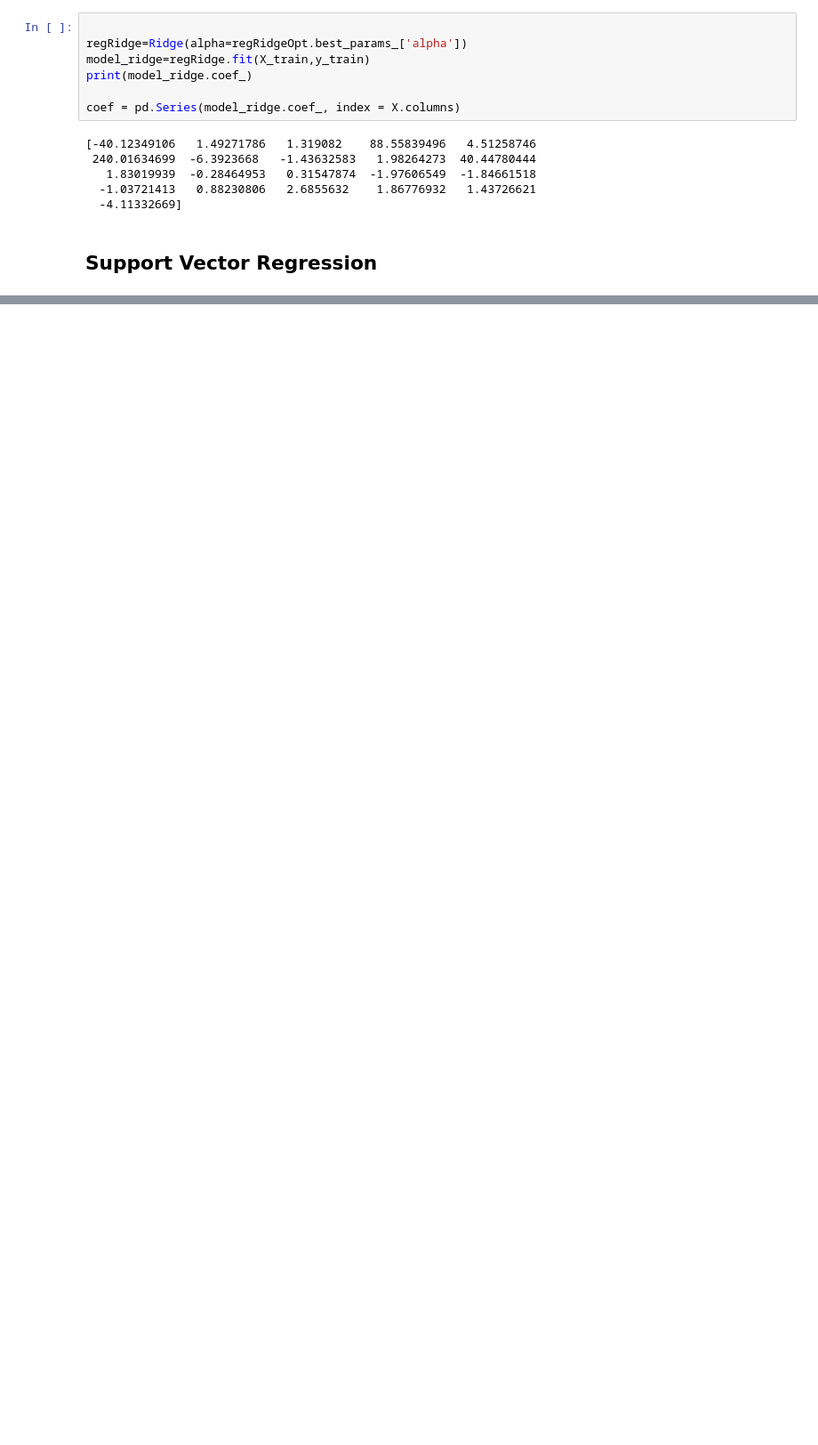
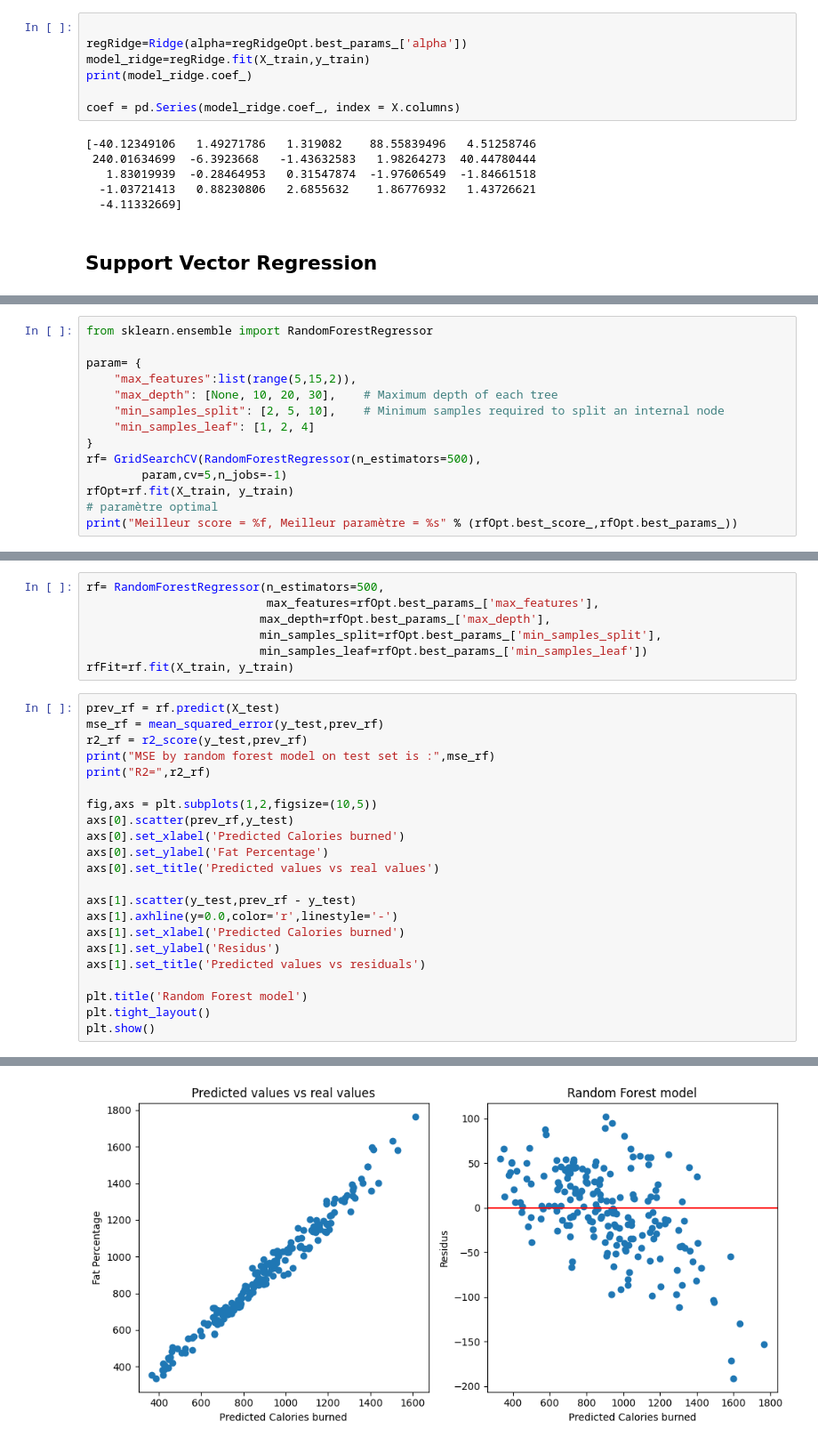
Before and after one commit to bao-do/4thY_MachineLearningProject, a Jupyter notebook: gym_python.ipynb, the cells around one changed output, grey strips where cells are left out. Shown at 89% size. Cells and saved outputs as stored; diff of their text form; blank space fills up the shorter version.

```diff
--- a/gym_python.ipynb
+++ b/gym_python.ipynb
@@ -925,0 +1042,14 @@ coef = pd.Series(svr_model.coef_[0], index = X.columns)
+# %%
+from sklearn.ensemble import RandomForestRegressor
+
+param= {
+    "max_features":list(range(5,15,2)),
+    "max_depth": [None, 10, 20, 30],    # Maximum depth of each tree
+    "min_samples_split": [2, 5, 10],    # Minimum samples required to split an internal node
+    "min_samples_leaf": [1, 2, 4]
+}
+rf= GridSearchCV(RandomForestRegressor(n_estimators=500),
+        param,cv=5,n_jobs=-1)
+rfOpt=rf.fit(X_train, y_train)
+# paramètre optimal
+print("Meilleur score = %f, Meilleur paramètre = %s" % (rfOpt.best_score_,rfOpt.best_params_))
@@ -925,0 +1058,30 @@ coef = pd.Series(svr_model.coef_[0], index = X.columns)
+# %%
+rf= RandomForestRegressor(n_estimators=500,
+                          max_features=rfOpt.best_params_['max_features'],
+                         max_depth=rfOpt.best_params_['max_depth'],
+                         min_samples_split=rfOpt.best_params_['min_samples_split'],
+                         min_samples_leaf=rfOpt.best_params_['min_samples_leaf'])
+rfFit=rf.fit(X_train, y_train)
+# %%
+prev_rf = rf.predict(X_test)
+mse_rf = mean_squared_error(y_test,prev_rf)
+r2_rf = r2_score(y_test,prev_rf)
+print("MSE by random forest model on test set is :",mse_rf)
+print("R2=",r2_rf)
+
+fig,axs = plt.subplots(1,2,figsize=(10,5))
+axs[0].scatter(prev_rf,y_test)
+axs[0].set_xlabel('Predicted Calories burned')
+axs[0].set_ylabel('Fat Percentage')
+axs[0].set_title('Predicted values vs real values')
+
+axs[1].scatter(y_test,prev_rf - y_test)
+axs[1].axhline(y=0.0,color='r',linestyle='-')
+axs[1].set_xlabel('Predicted Calories burned')
+axs[1].set_ylabel('Residus')
+axs[1].set_title('Predicted values vs residuals')
+
+plt.title('Random Forest model')
+plt.tight_layout()
+plt.show()
+# %% [output]
@@ -925,0 +1090 @@ coef = pd.Series(svr_model.coef_[0], index = X.columns)
+[figure, added]
```
Also changed, not shown: parts of 44 cells of this notebook.
